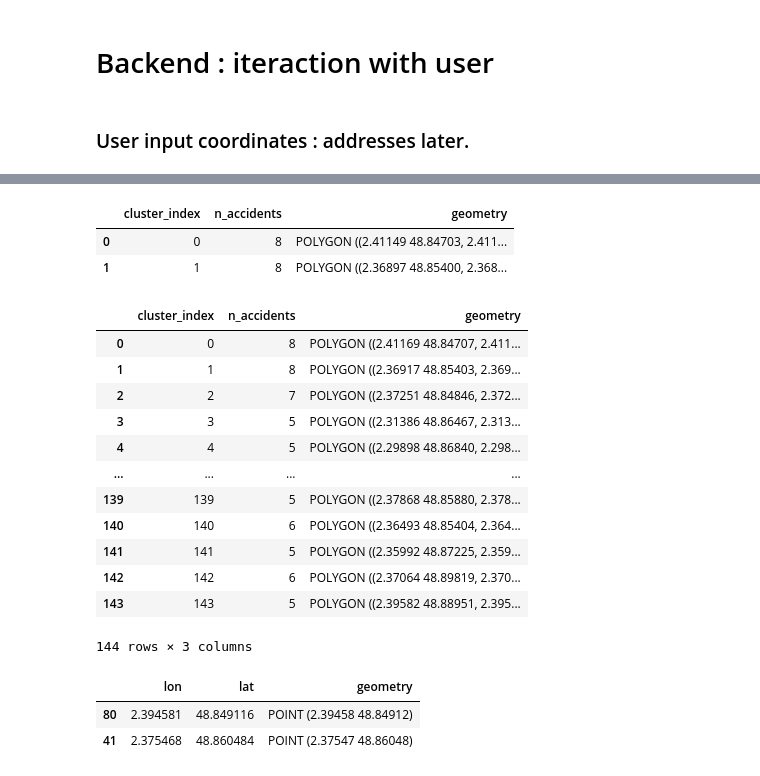
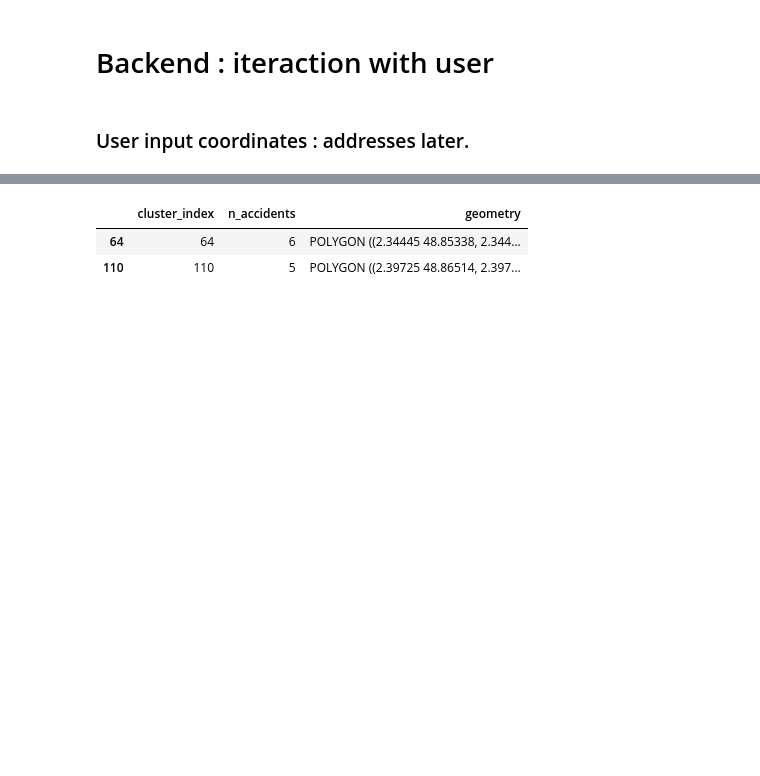
Before and after one commit to MKrouma/2R, a Jupyter notebook: prod/webapp/backend.ipynb, the cells around one changed output, grey strips where cells are left out. Cells and saved outputs as stored; diff of their text form; code cells hidden in the pictures; blank space fills up the shorter version.

```diff
--- a/prod/webapp/backend.ipynb
+++ b/prod/webapp/backend.ipynb
@@ -53,55 +84,29 @@ route
 # %%
-# get clusters
+def load_cluster_polygons(cluster_poly_file, buffer_in_m) :
+
+    # get clusters
+    gdf_cluster = gpd.read_file(cluster_poly_file)
+
+    # clusters with buffer
+    orig_crs = 4326
+    fr_crs = 2154
+    gdf_cluster = gdf_cluster.to_crs(epsg=fr_crs)
+
+    # add buffer
+    gdf_cluster['geometry'] = gdf_cluster.geometry.buffer(buffer_in_m)
+
+    # set crs to wgs84
+    gdf_cluster = gdf_cluster.to_crs(epsg=orig_crs)
+
+    return gdf_cluster
+
+## RUN
+buffer_in_m = 20
 cluster_polygons_file = "../model/model_cluster/cluster_polygons.geojson"
-gdf_cluster = gpd.read_file(cluster_polygons_file)
-display(gdf_cluster.head(2))
-
-# clusters with buffer
-orig_crs = 4326
-fr_crs = 2154
-gdf_cluster = gdf_cluster.to_crs(epsg=fr_crs)
-
-# crs
-buffer_m = 15
-gdf_cluster['geometry'] = gdf_cluster.geometry.buffer(buffer_m)
-#gdf_cluster = gdf_cluster.buffer(buffer_m)
-
-# set crs
-gdf_cluster = gdf_cluster.to_crs(epsg=orig_crs)
-
-type(gdf_cluster)
-gdf_cluster
+gdf_cluster = load_cluster_polygons(cluster_polygons_file, buffer_in_m)
+display(gdf_cluster.sample(2))
 # %% [output]
 |  | cluster_index | n_accidents | geometry |
-| 0 | 0 | 8 | POLYGON ((2.41149 48.84703, 2.411... |
-| 1 | 1 | 8 | POLYGON ((2.36897 48.85400, 2.368... |
+| 64 | 64 | 6 | POLYGON ((2.34445 48.85338, 2.344... |
+| 110 | 110 | 5 | POLYGON ((2.39725 48.86514, 2.397... |
-|  | cluster_index | n_accidents | geometry |
-| 0 | 0 | 8 | POLYGON ((2.41169 48.84707, 2.411... |
-| 1 | 1 | 8 | POLYGON ((2.36917 48.85403, 2.369... |
-| 2 | 2 | 7 | POLYGON ((2.37251 48.84846, 2.372... |
-| 3 | 3 | 5 | POLYGON ((2.31386 48.86467, 2.313... |
-| 4 | 4 | 5 | POLYGON ((2.29898 48.86840, 2.298... |
-| ... | ... | ... | ... |
-| 139 | 139 | 5 | POLYGON ((2.37868 48.85880, 2.378... |
-| 140 | 140 | 6 | POLYGON ((2.36493 48.85404, 2.364... |
-| 141 | 141 | 5 | POLYGON ((2.35992 48.87225, 2.359... |
-| 142 | 142 | 6 | POLYGON ((2.37064 48.89819, 2.370... |
-| 143 | 143 | 5 | POLYGON ((2.39582 48.88951, 2.395... |
-144 rows × 3 columns
-# %%
-# user route to df
-user_line_coords = route['features'][0]['geometry']['coordinates']
-user_line_df = pd.DataFrame(user_line_coords,
-                            columns=["lon", "lat"])
-
-# df to gdf
-user_line_gdf = gpd.GeoDataFrame(user_line_df,
-                    geometry=gpd.points_from_xy(user_line_df.lon, user_line_df.lat),
-                    crs="epsg:4326")
-
-display(user_line_gdf.sample(2))
-# %% [output]
-|  | lon | lat | geometry |
-| 80 | 2.394581 | 48.849116 | POINT (2.39458 48.84912) |
-| 41 | 2.375468 | 48.860484 | POINT (2.37547 48.86048) |
 # %%
```
Also changed, not shown: parts of 17 cells of this notebook, 5 other files.
